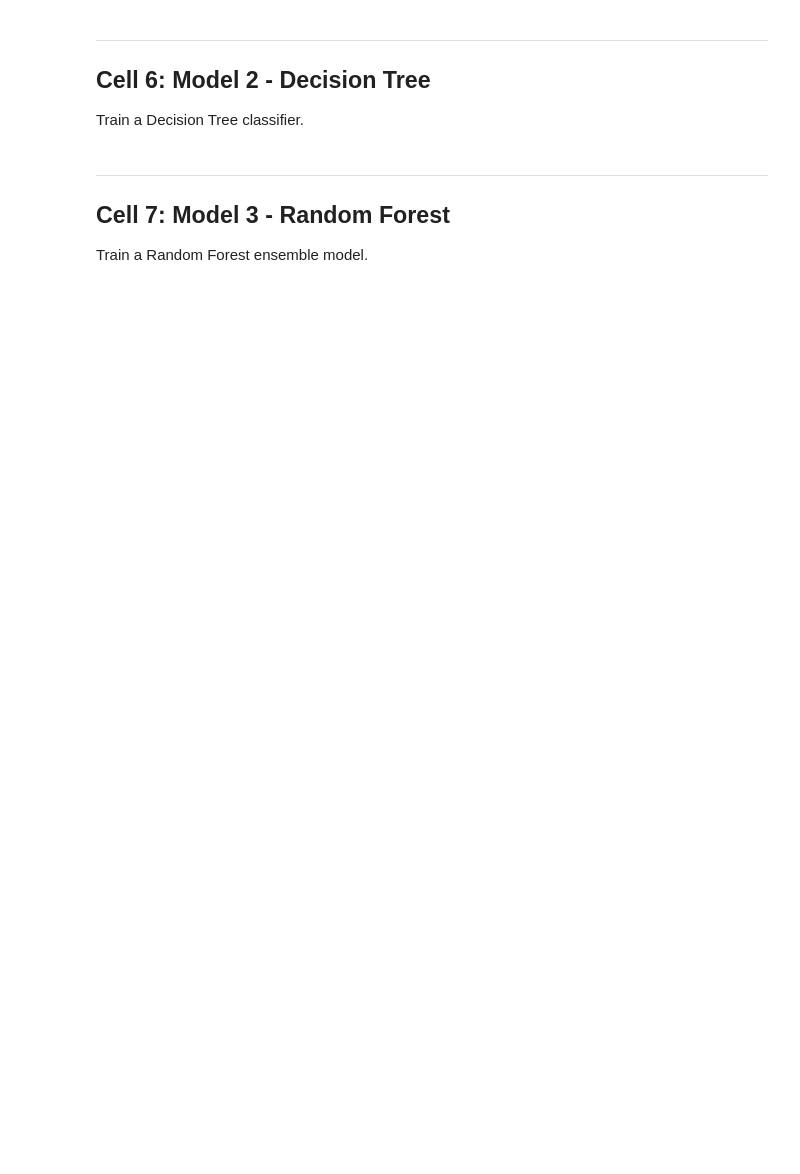
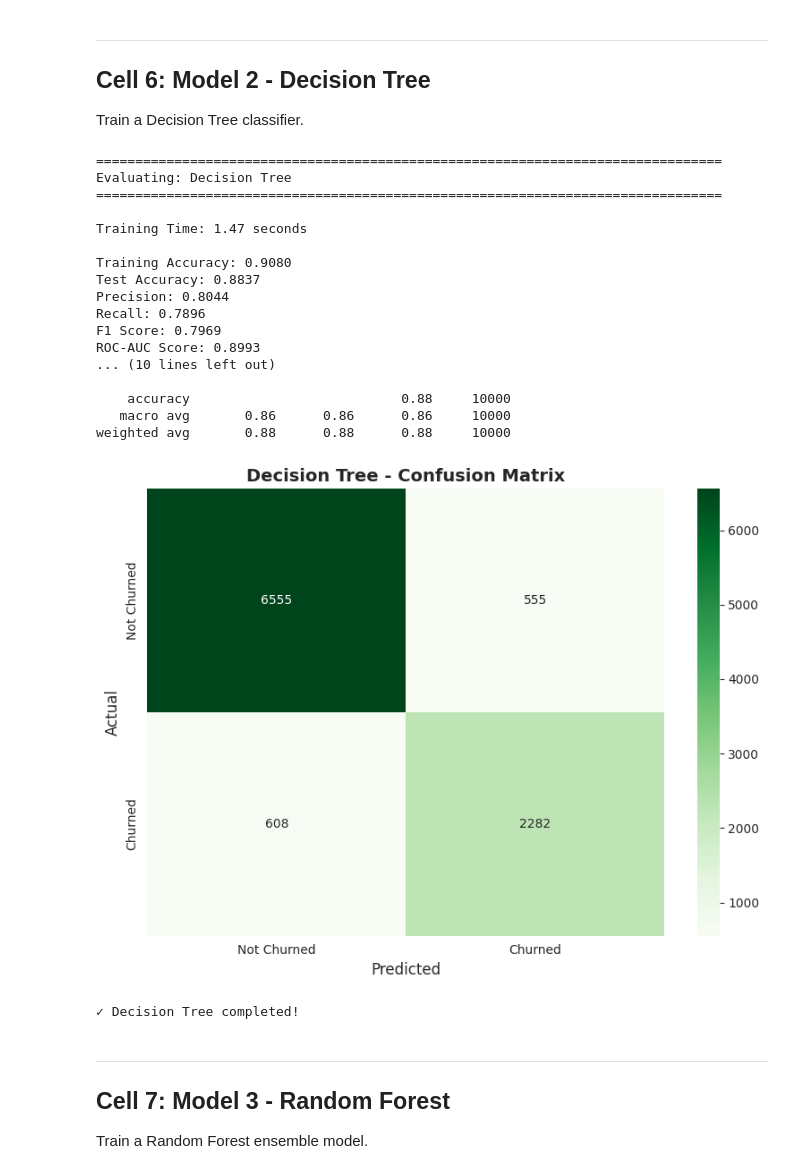
Before and after one commit to ahmedali283/ecommerce-customer-churn-prediction, a Jupyter notebook: Notebooks/03_Model_Training.ipynb, the cells around one changed output. Saved outputs shown, nothing was run; the diff lists cells and outputs as text; code cells hidden in the pictures; blank space fills up the shorter version.

```diff
--- a/Notebooks/03_Model_Training.ipynb
+++ b/Notebooks/03_Model_Training.ipynb
@@ -229,31 +297,51 @@ Train a Decision Tree classifier.
 # %%
 # Initialize model
 dt_model = DecisionTreeClassifier(
     random_state=42,
     max_depth=10,
     min_samples_split=20,
     min_samples_leaf=10
 )
 
 # Train and evaluate
 dt_metrics, dt_trained, dt_pred, dt_proba = evaluate_model(
-    dt_model, X_train_balanced, y_train_balanced, X_test, y_test,
+    dt_model, X_train_balanced, y_train_balanced, X_test_imputed, y_test,
     "Decision Tree"
 )
 
 # Visualize Confusion Matrix
 cm = confusion_matrix(y_test, dt_pred)
 plt.figure(figsize=(8, 6))
 sns.heatmap(cm, annot=True, fmt='d', cmap='Greens',
             xticklabels=['Not Churned', 'Churned'],
             yticklabels=['Not Churned', 'Churned'])
 plt.title('Decision Tree - Confusion Matrix', fontsize=14, fontweight='bold')
 plt.ylabel('Actual', fontsize=12)
 plt.xlabel('Predicted', fontsize=12)
 plt.tight_layout()
 plt.show()
 
 print("\n✓ Decision Tree completed!")
+# %% [output]
+================================================================================
+Evaluating: Decision Tree
+================================================================================
+
+Training Time: 1.47 seconds
+
+Training Accuracy: 0.9080
+Test Accuracy: 0.8837
+Precision: 0.8044
+Recall: 0.7896
+F1 Score: 0.7969
+ROC-AUC Score: 0.8993
+... (10 lines left out)
+
+    accuracy                           0.88     10000
+   macro avg       0.86      0.86      0.86     10000
+weighted avg       0.88      0.88      0.88     10000
+[figure, added]
+✓ Decision Tree completed!
 # %% [markdown]
 ---
 ## Cell 7: Model 3 - Random Forest
```
Also changed, not shown: parts of 21 cells of this notebook.
